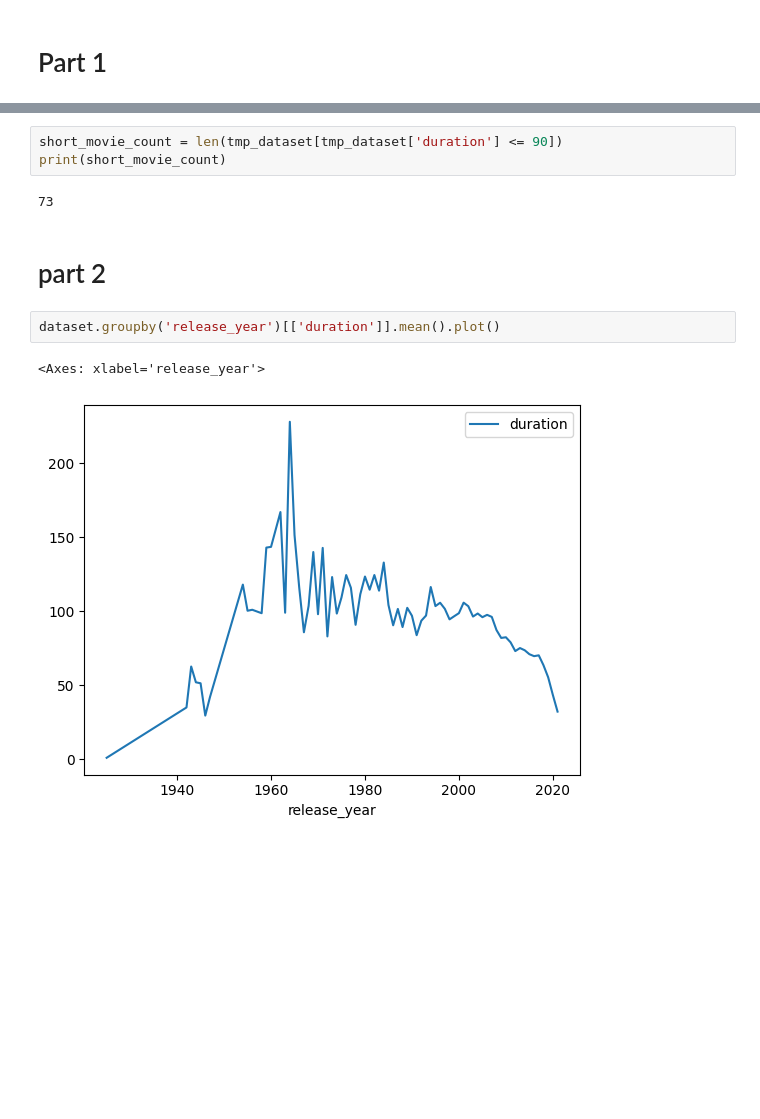
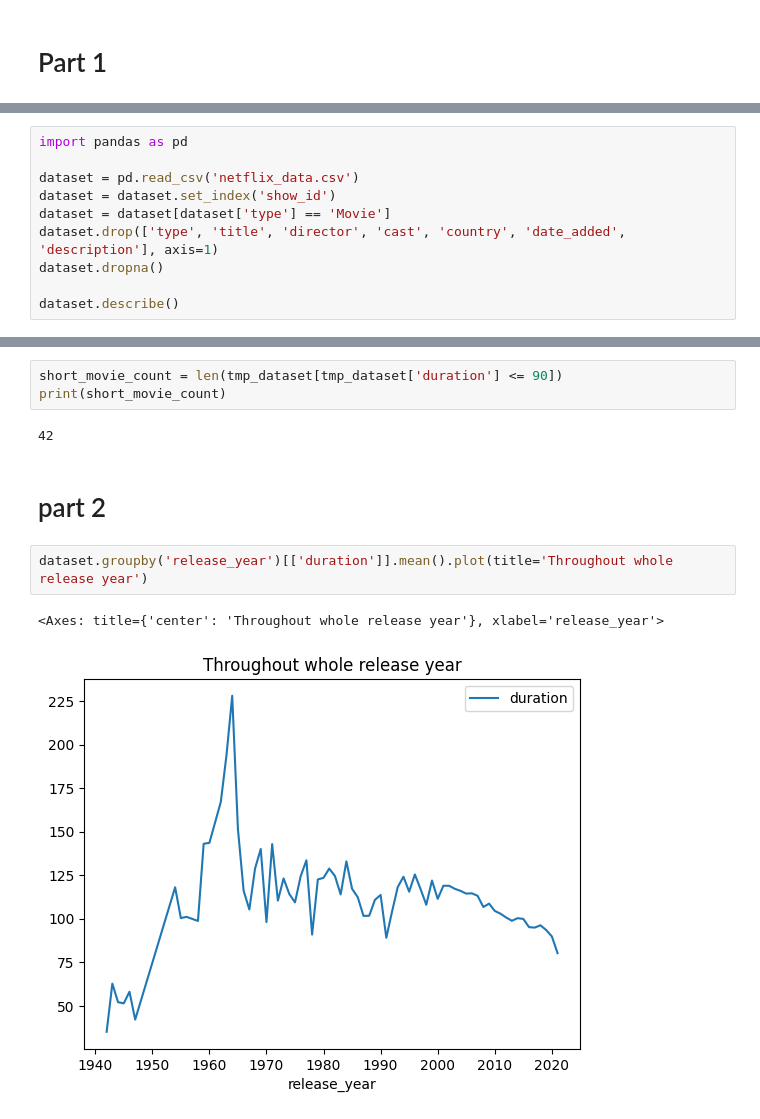
Before and after one commit to UtsumiYoji/Mini-Project2-Investigating-Netflix-Movies, a Jupyter notebook: program/main.ipynb, the cells around one changed output, grey strips where cells are left out. Drawn from its saved outputs; the diff is of its cells as text; blank space fills up the shorter version.

```diff
--- a/program/main.ipynb
+++ b/program/main.ipynb
@@ -25,0 +3,10 @@ print(dataset.head())
+# %%
+import pandas as pd
+
+dataset = pd.read_csv('netflix_data.csv')
+dataset = dataset.set_index('show_id')
+dataset = dataset[dataset['type'] == 'Movie']
+dataset.drop(['type', 'title', 'director', 'cast', 'country', 'date_added', 'description'], axis=1)
+dataset.dropna()
+
+dataset.describe()
@@ -45,11 +42,11 @@ Name: count, Length: 104, dtype: int64
 short_movie_count = len(tmp_dataset[tmp_dataset['duration'] <= 90])
 print(short_movie_count)
 # %% [output]
-73
+42
 # %% [markdown]
 # part 2
 # %%
-dataset.groupby('release_year')[['duration']].mean().plot()
+dataset.groupby('release_year')[['duration']].mean().plot(title='Throughout whole release year')
 # %% [output]
-<Axes: xlabel='release_year'>
+<Axes: title={'center': 'Throughout whole release year'}, xlabel='release_year'>
-[figure, old version]
+[figure, new version]
```
Also changed, not shown: parts of 5 cells of this notebook, 5 other files.
